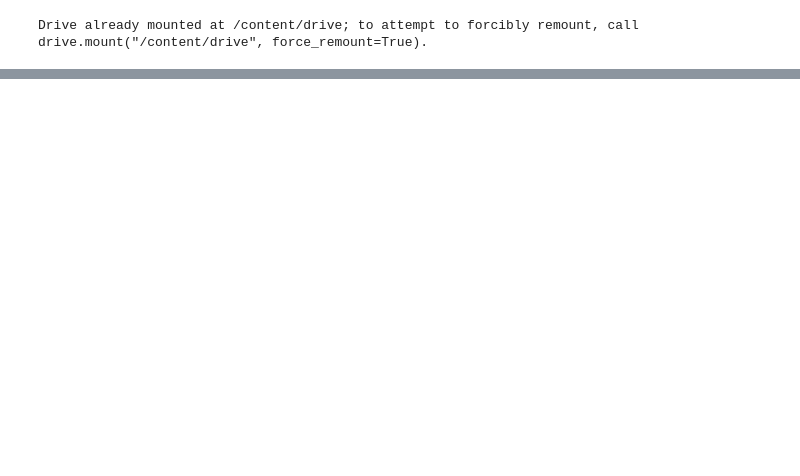
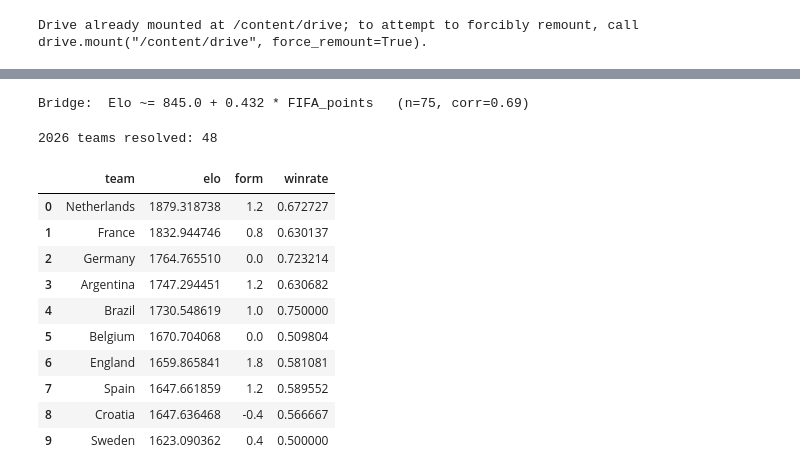
Before and after one commit to davidscottconrad/machine_learning_proj, a Jupyter notebook: World_Cup_Predictor.ipynb, the cells around one changed output, grey strips where cells are left out. Saved outputs shown, nothing was run; the diff lists cells and outputs as text; code cells hidden in the pictures; blank space fills up the shorter version.

```diff
--- a/World_Cup_Predictor.ipynb
+++ b/World_Cup_Predictor.ipynb
@@ -140,0 +126,12 @@ Part 2: Train-test split
+# %%
+m = matches.dropna(subset=['home_score', 'away_score']).copy()
+m['home_score'] = m['home_score'].astype(int)
+m['away_score'] = m['away_score'].astype(int)
+m = m.sort_values('Date').reset_index(drop=True)   # chronological order matters for Elo
+
+def result(hs, a):
+    return 'H' if hs > a else ('A' if hs < a else 'D')
+m['res'] = [result(h, a) for h, a in zip(m.home_score, m.away_score)]
+
+print('Matches with a final score:', len(m))
+print(m['res'].value_counts(normalize=True).round(3).to_dict())
@@ -140,0 +352,46 @@ Part 2: Train-test split
+# %%
+# Fit the FIFA-points -> Elo bridge on teams that have both
+both = [(pts_by_norm[n], elo_by_norm[n]) for n in pts_by_norm if n in elo_by_norm]
+pts_arr, elo_arr = np.array(both).T
+b1, b0 = np.polyfit(pts_arr, elo_arr, 1)
+print(f'Bridge:  Elo ~= {b0:.1f} + {b1:.3f} * FIFA_points   (n={len(both)}, '
+      f'corr={np.corrcoef(pts_arr, elo_arr)[0,1]:.2f})')
+
+def resolve(name):
+    """Best available name key for a 2026 team (mapped -> raw), accent-insensitive."""
+    for cand in (NAME_MAP.get(name, name), name):
+        if norm(cand) in elo_by_norm or norm(cand) in pts_by_norm:
+            return norm(cand)
+    return norm(name)
+
+def team_feats(name):
+    key = resolve(name)
+    if key in elo_by_norm:
+        return elo_by_norm[key], form_by_norm.get(key, 0.0), wr_by_norm.get(key, 0.5)
+    if key in pts_by_norm:                 # no WC history -> bridge from FIFA points
+        return b0 + b1 * pts_by_norm[key], 0.0, 0.5
+    return 1400.0, 0.0, 0.5                 # last-resort weak prior
+# %% [output]
+Bridge:  Elo ~= 845.0 + 0.432 * FIFA_points   (n=75, corr=0.69)
+# %%
+# Sanity check: assign a strength to every scheduled 2026 team
+sched_teams = sorted(set(schedule.home_team) | set(schedule.away_team))
+strength = {t: team_feats(t) for t in sched_teams}
+print(f'2026 teams resolved: {len(sched_teams)}')
+rank_tbl = pd.DataFrame(
+    [(t, e, f, w) for t, (e, f, w) in strength.items()],
+    columns=['team', 'elo', 'form', 'winrate']).sort_values('elo', ascending=False)
+display(rank_tbl.head(10).reset_index(drop=True))
+# %% [output]
+2026 teams resolved: 48
+|  | team | elo | form | winrate |
+| 0 | Netherlands | 1879.318738 | 1.2 | 0.672727 |
+| 1 | France | 1832.944746 | 0.8 | 0.630137 |
+| 2 | Germany | 1764.765510 | 0.0 | 0.723214 |
+| 3 | Argentina | 1747.294451 | 1.2 | 0.630682 |
+| 4 | Brazil | 1730.548619 | 1.0 | 0.750000 |
+| 5 | Belgium | 1670.704068 | 0.0 | 0.509804 |
+| 6 | England | 1659.865841 | 1.8 | 0.581081 |
+| 7 | Spain | 1647.661859 | 1.2 | 0.589552 |
+| 8 | Croatia | 1647.636468 | -0.4 | 0.566667 |
+| 9 | Sweden | 1623.090362 | 0.4 | 0.500000 |
```
Also changed, not shown: parts of 32 cells of this notebook, 44 other files.
